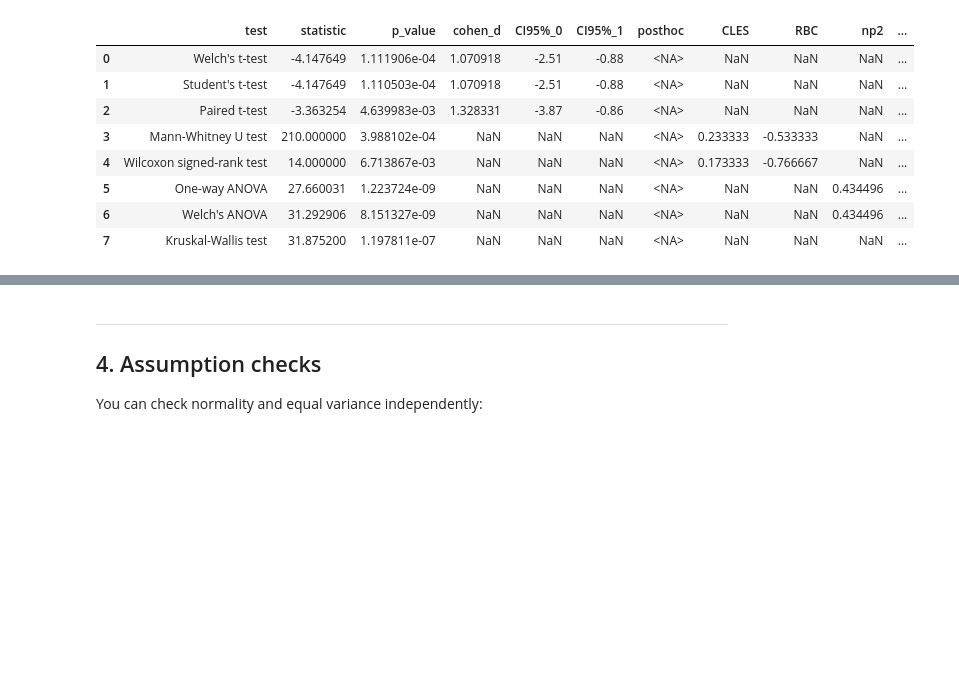
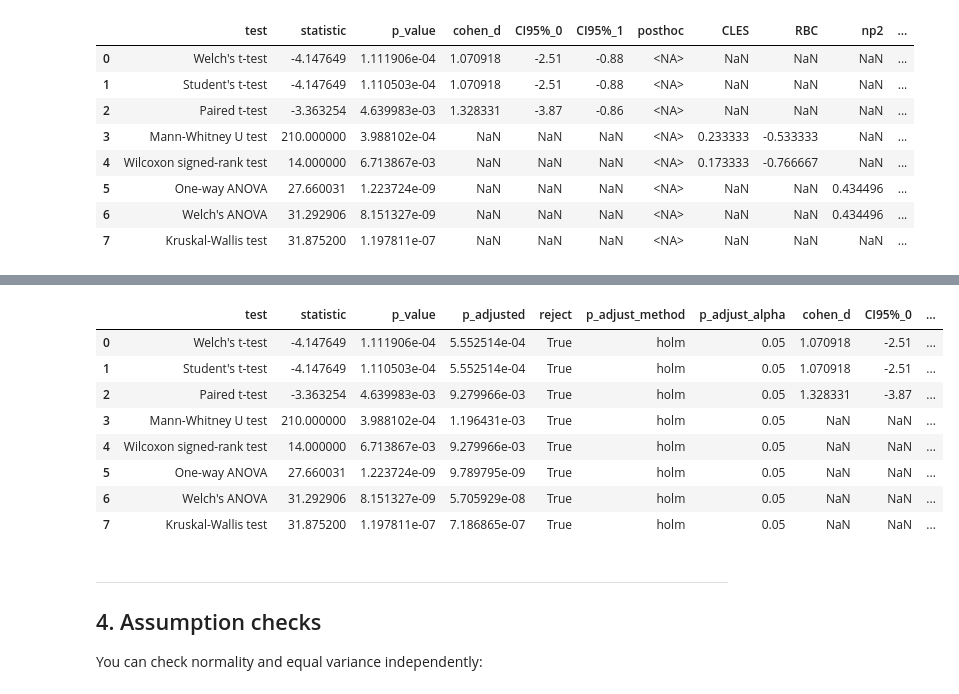
Before and after one commit to LucaMasin/pystars, a Jupyter notebook: examples/tutorial.ipynb, the cells around one changed output, grey strips where cells are left out. Drawn from its saved outputs; the diff is of its cells as text; code cells hidden in the pictures; blank space fills up the shorter version.

```diff
--- a/examples/tutorial.ipynb
+++ b/examples/tutorial.ipynb
@@ -206,3 +210,16 @@ ps.to_dataframe([r1, r2, r3, r4, r5, r6, r7, r8])
+# %%
+# Correct p-values across this batch of direct tests
+ps.to_dataframe([r1, r2, r3, r4, r5, r6, r7, r8], p_adjust="holm")
+# %% [output]
+|  | test | statistic | p_value | p_adjusted | reject | p_adjust_method | p_adjust_alpha | cohen_d | CI95%_0 | ... |
+| 0 | Welch's t-test | -4.147649 | 1.111906e-04 | 5.552514e-04 | True | holm | 0.05 | 1.070918 | -2.51 | ... |
+| 1 | Student's t-test | -4.147649 | 1.110503e-04 | 5.552514e-04 | True | holm | 0.05 | 1.070918 | -2.51 | ... |
+| 2 | Paired t-test | -3.363254 | 4.639983e-03 | 9.279966e-03 | True | holm | 0.05 | 1.328331 | -3.87 | ... |
+| 3 | Mann-Whitney U test | 210.000000 | 3.988102e-04 | 1.196431e-03 | True | holm | 0.05 | NaN | NaN | ... |
+| 4 | Wilcoxon signed-rank test | 14.000000 | 6.713867e-03 | 9.279966e-03 | True | holm | 0.05 | NaN | NaN | ... |
+| 5 | One-way ANOVA | 27.660031 | 1.223724e-09 | 9.789795e-09 | True | holm | 0.05 | NaN | NaN | ... |
+| 6 | Welch's ANOVA | 31.292906 | 8.151327e-09 | 5.705929e-08 | True | holm | 0.05 | NaN | NaN | ... |
+| 7 | Kruskal-Wallis test | 31.875200 | 1.197811e-07 | 7.186865e-07 | True | holm | 0.05 | NaN | NaN | ... |
 # %% [markdown]
 ---
 
```
Also changed, not shown: parts of 4 cells of this notebook, 7 other files.
